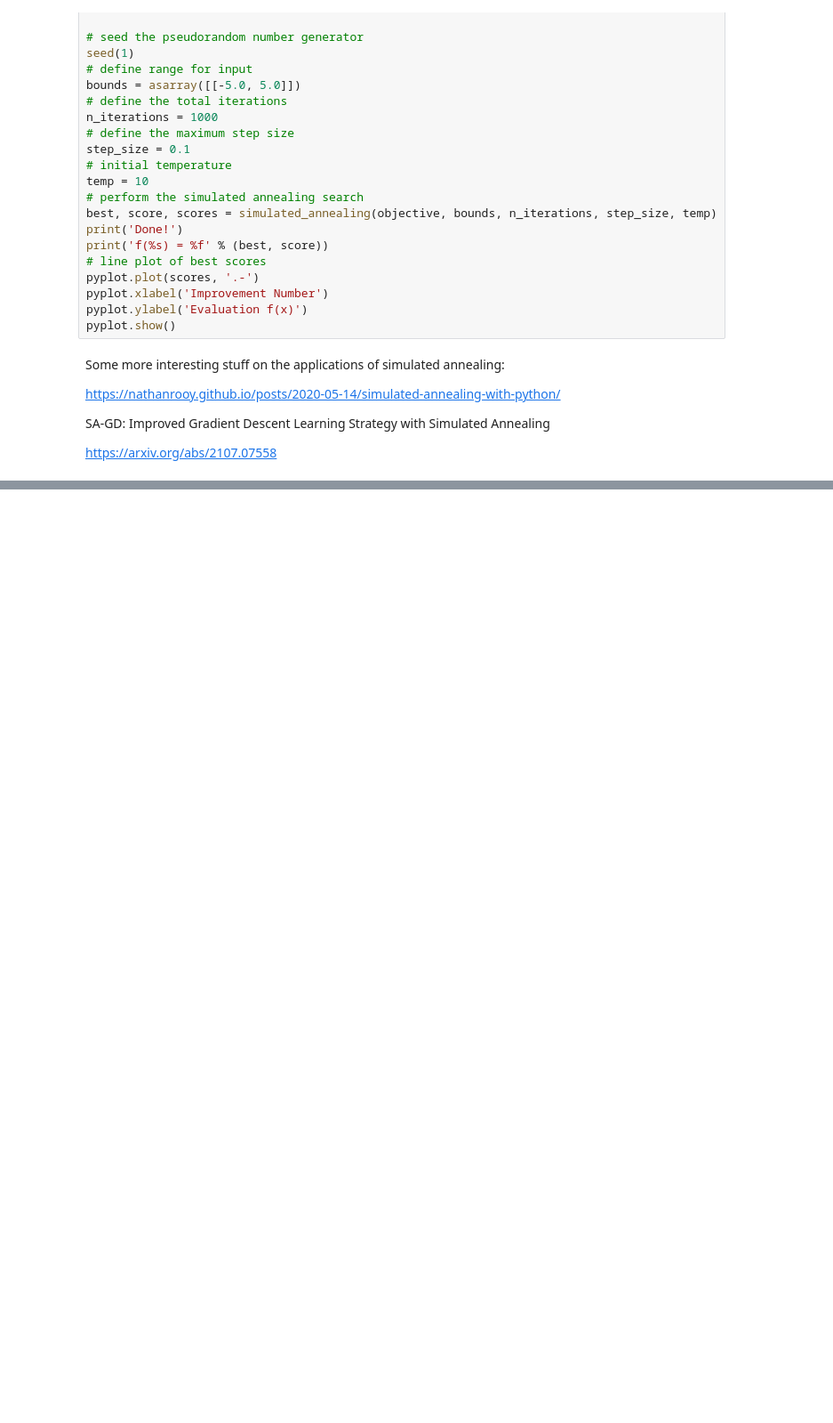
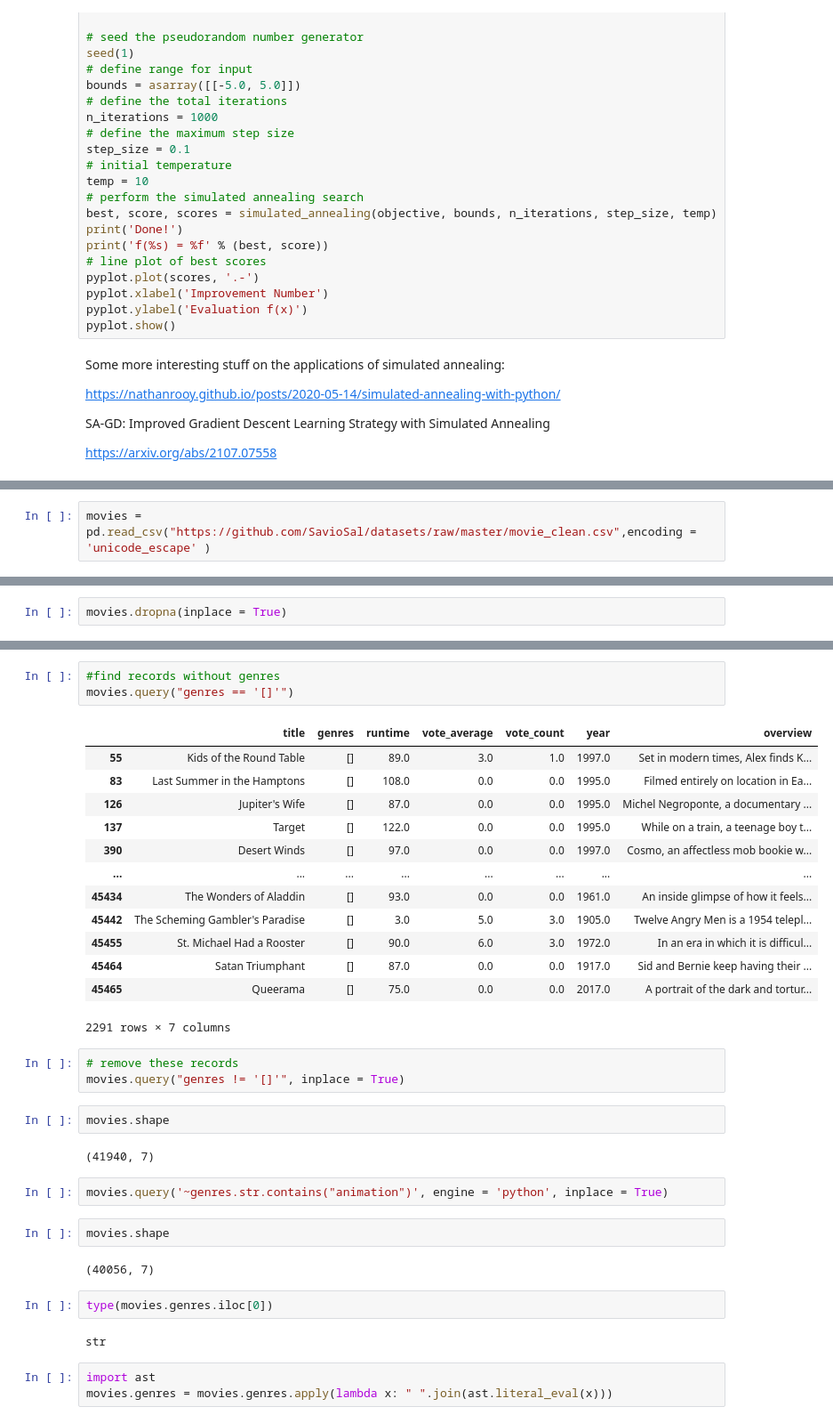
Before and after one commit to Aykan-Hub/ML-AI-Education, a Jupyter notebook: Berkeley/supplemental/Berkeley_tests_1.ipynb, the cells around one changed output, grey strips where cells are left out. Shown at 89% size. Cells and saved outputs as stored; diff of their text form; blank space fills up the shorter version.

```diff
--- a/Berkeley/supplemental/Berkeley_tests_1.ipynb
+++ b/Berkeley/supplemental/Berkeley_tests_1.ipynb
@@ -1987,0 +1992,2 @@ https://arxiv.org/abs/2107.07558
+# %%
+movies = pd.read_csv("https://github.com/SavioSal/datasets/raw/master/movie_clean.csv",encoding = 'unicode_escape' )
@@ -1987,0 +2003,2 @@ https://arxiv.org/abs/2107.07558
+# %%
+movies.dropna(inplace = True)
@@ -1987,0 +2018,37 @@ https://arxiv.org/abs/2107.07558
+# %%
+#find records without genres
+movies.query("genres == '[]'")
+# %% [output]
+|  | title | genres | runtime | vote_average | vote_count | year | overview |
+| 55 | Kids of the Round Table | [] | 89.0 | 3.0 | 1.0 | 1997.0 | Set in modern times, Alex finds K... |
+| 83 | Last Summer in the Hamptons | [] | 108.0 | 0.0 | 0.0 | 1995.0 | Filmed entirely on location in Ea... |
+| 126 | Jupiter's Wife | [] | 87.0 | 0.0 | 0.0 | 1995.0 | Michel Negroponte, a documentary ... |
+| 137 | Target | [] | 122.0 | 0.0 | 0.0 | 1995.0 | While on a train, a teenage boy t... |
+| 390 | Desert Winds | [] | 97.0 | 0.0 | 0.0 | 1997.0 | Cosmo, an affectless mob bookie w... |
+| ... | ... | ... | ... | ... | ... | ... | ... |
+| 45434 | The Wonders of Aladdin | [] | 93.0 | 0.0 | 0.0 | 1961.0 | An inside glimpse of how it feels... |
+| 45442 | The Scheming Gambler's Paradise | [] | 3.0 | 5.0 | 3.0 | 1905.0 | Twelve Angry Men is a 1954 telepl... |
+| 45455 | St. Michael Had a Rooster | [] | 90.0 | 6.0 | 3.0 | 1972.0 | In an era in which it is difficul... |
+| 45464 | Satan Triumphant | [] | 87.0 | 0.0 | 0.0 | 1917.0 | Sid and Bernie keep having their ... |
+| 45465 | Queerama | [] | 75.0 | 0.0 | 0.0 | 2017.0 | A portrait of the dark and tortur... |
+2291 rows × 7 columns
+# %%
+# remove these records
+movies.query("genres != '[]'", inplace = True)
+# %%
+movies.shape
+# %% [output]
+(41940, 7)
+# %%
+movies.query('~genres.str.contains("animation")', engine = 'python', inplace = True)
+# %%
+movies.shape
+# %% [output]
+(40056, 7)
+# %%
+type(movies.genres.iloc[0])
+# %% [output]
+str
+# %%
+import ast
+movies.genres = movies.genres.apply(lambda x: " ".join(ast.literal_eval(x)))
```
Also changed, not shown: parts of 36 cells of this notebook, 28 other files.
